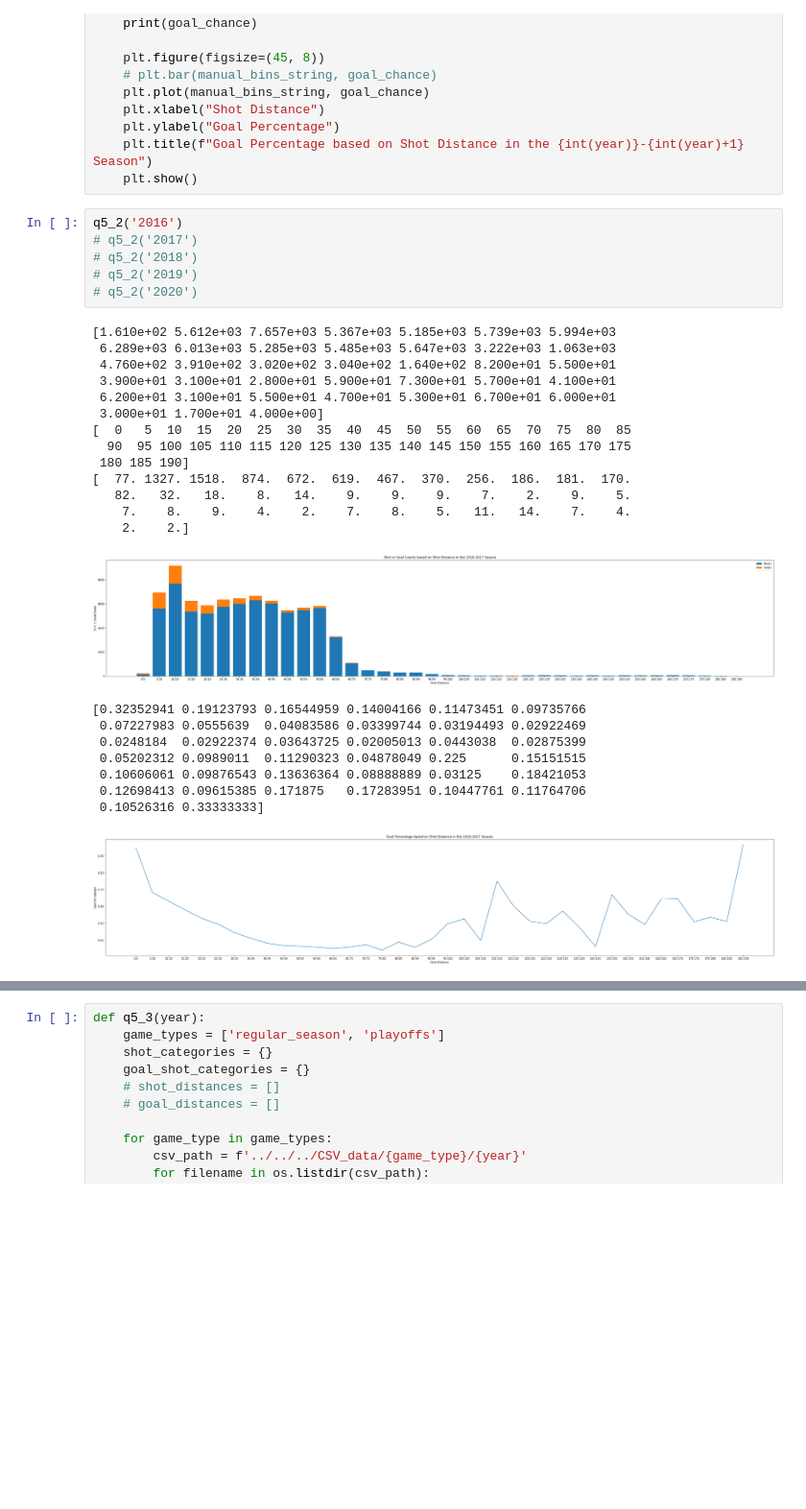
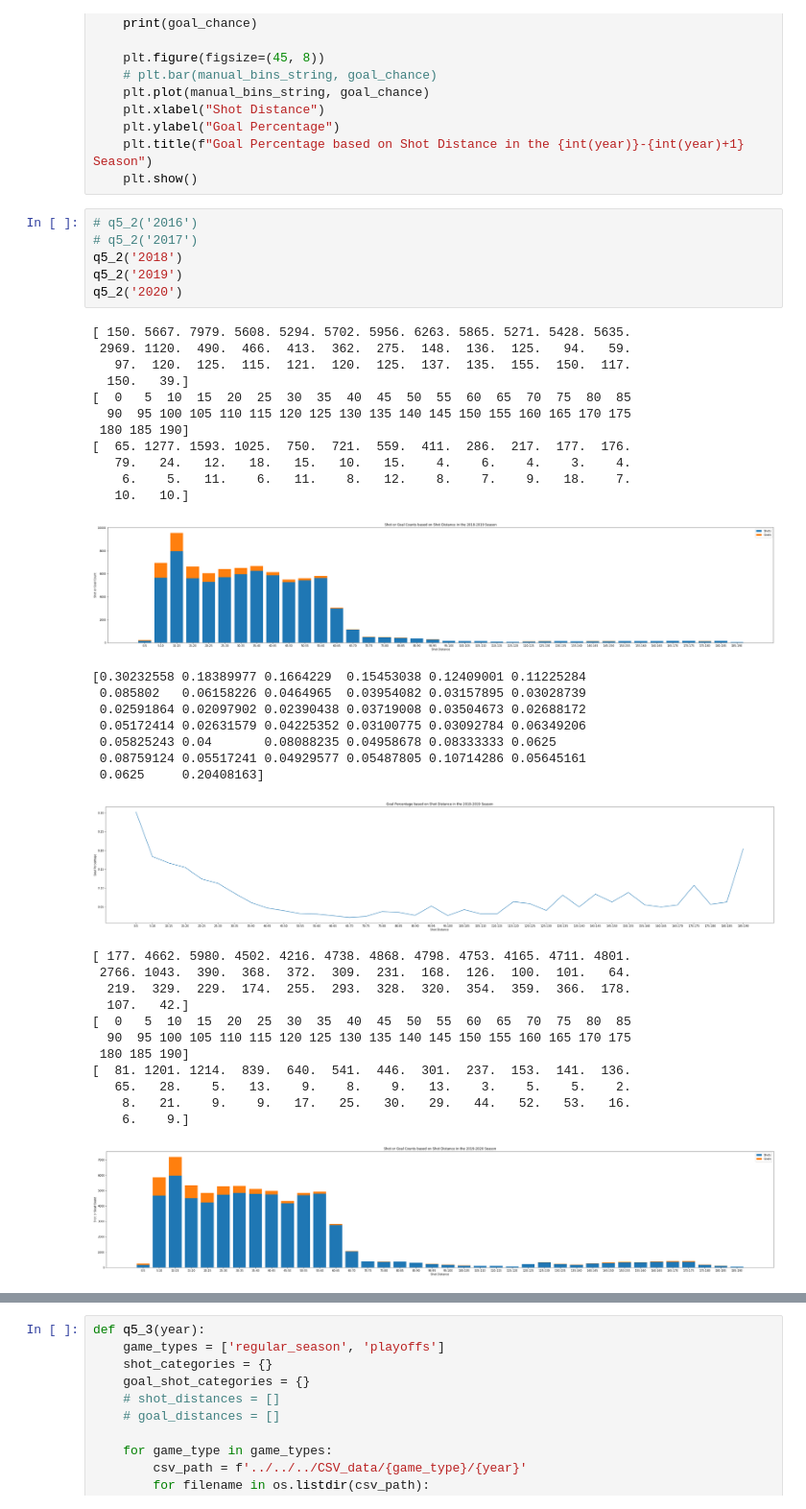
Before and after one commit to IreneZhou0129/IFT6758_m1, a Jupyter notebook: ift6758/data/q5.ipynb, the cells around one changed output, grey strips where cells are left out. Shown at 96% size. Drawn from its saved outputs; the diff is of its cells as text; blank space fills up the shorter version.

```diff
--- a/ift6758/data/q5.ipynb
+++ b/ift6758/data/q5.ipynb
@@ -220,31 +220,41 @@ def q5_2(year):
     plt.title(f"Goal Percentage based on Shot Distance in the {int(year)}-{int(year)+1} Season")
     plt.show()
 # %%
-q5_2('2016')
+# q5_2('2016')
 # q5_2('2017')
-# q5_2('2018')
-# q5_2('2019')
-# q5_2('2020')
+q5_2('2018')
+q5_2('2019')
+q5_2('2020')
 # %% [output]
-[1.610e+02 5.612e+03 7.657e+03 5.367e+03 5.185e+03 5.739e+03 5.994e+03
- 6.289e+03 6.013e+03 5.285e+03 5.485e+03 5.647e+03 3.222e+03 1.063e+03
- 4.760e+02 3.910e+02 3.020e+02 3.040e+02 1.640e+02 8.200e+01 5.500e+01
- 3.900e+01 3.100e+01 2.800e+01 5.900e+01 7.300e+01 5.700e+01 4.100e+01
- 6.200e+01 3.100e+01 5.500e+01 4.700e+01 5.300e+01 6.700e+01 6.000e+01
- 3.000e+01 1.700e+01 4.000e+00]
+[ 150. 5667. 7979. 5608. 5294. 5702. 5956. 6263. 5865. 5271. 5428. 5635.
+ 2969. 1120.  490.  466.  413.  362.  275.  148.  136.  125.   94.   59.
+   97.  120.  125.  115.  121.  120.  125.  137.  135.  155.  150.  117.
+  150.   39.]
 [  0   5  10  15  20  25  30  35  40  45  50  55  60  65  70  75  80  85
   90  95 100 105 110 115 120 125 130 135 140 145 150 155 160 165 170 175
  180 185 190]
-[  77. 1327. 1518.  874.  672.  619.  467.  370.  256.  186.  181.  170.
-   82.   32.   18.    8.   14.    9.    9.    9.    7.    2.    9.    5.
-    7.    8.    9.    4.    2.    7.    8.    5.   11.   14.    7.    4.
-    2.    2.]
+[  65. 1277. 1593. 1025.  750.  721.  559.  411.  286.  217.  177.  176.
+   79.   24.   12.   18.   15.   10.   15.    4.    6.    4.    3.    4.
+    6.    5.   11.    6.   11.    8.   12.    8.    7.    9.   18.    7.
+   10.   10.]
-[figure, old version]
+[figure, new version]
-[0.32352941 0.19123793 0.16544959 0.14004166 0.11473451 0.09735766
- 0.07227983 0.0555639  0.04083586 0.03399744 0.03194493 0.02922469
- 0.0248184  0.02922374 0.03643725 0.02005013 0.0443038  0.02875399
- 0.05202312 0.0989011  0.11290323 0.04878049 0.225      0.15151515
- 0.10606061 0.09876543 0.13636364 0.08888889 0.03125    0.18421053
- 0.12698413 0.09615385 0.171875   0.17283951 0.10447761 0.11764706
- 0.10526316 0.33333333]
+[0.30232558 0.18389977 0.1664229  0.15453038 0.12409001 0.11225284
+ 0.085802   0.06158226 0.0464965  0.03954082 0.03157895 0.03028739
+ 0.02591864 0.02097902 0.02390438 0.03719008 0.03504673 0.02688172
+ 0.05172414 0.02631579 0.04225352 0.03100775 0.03092784 0.06349206
+ 0.05825243 0.04       0.08088235 0.04958678 0.08333333 0.0625
+ 0.08759124 0.05517241 0.04929577 0.05487805 0.10714286 0.05645161
+ 0.0625     0.20408163]
-[figure, old version]
+[figure, new version]
+[ 177. 4662. 5980. 4502. 4216. 4738. 4868. 4798. 4753. 4165. 4711. 4801.
+ 2766. 1043.  390.  368.  372.  309.  231.  168.  126.  100.  101.   64.
+  219.  329.  229.  174.  255.  293.  328.  320.  354.  359.  366.  178.
+  107.   42.]
+[  0   5  10  15  20  25  30  35  40  45  50  55  60  65  70  75  80  85
+  90  95 100 105 110 115 120 125 130 135 140 145 150 155 160 165 170 175
+ 180 185 190]
+[  81. 1201. 1214.  839.  640.  541.  446.  301.  237.  153.  141.  136.
+   65.   28.    5.   13.    9.    8.    9.   13.    3.    5.    5.    2.
+    8.   21.    9.    9.   17.   25.   30.   29.   44.   52.   53.   16.
+    6.    9.]
+[figure, added]
```
Also changed, not shown: parts of 2 cells of this notebook.
